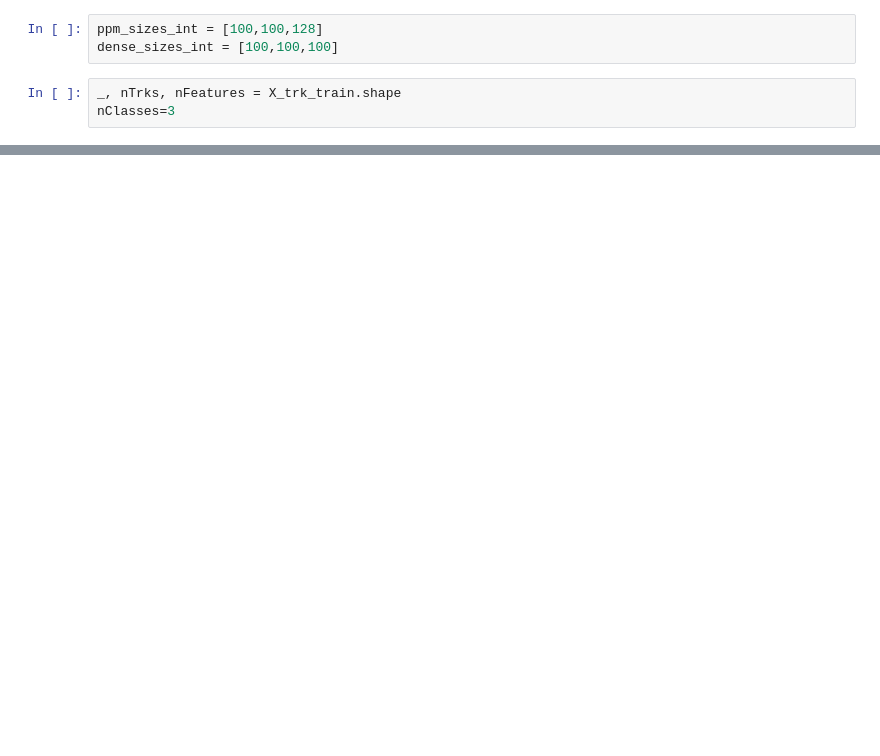
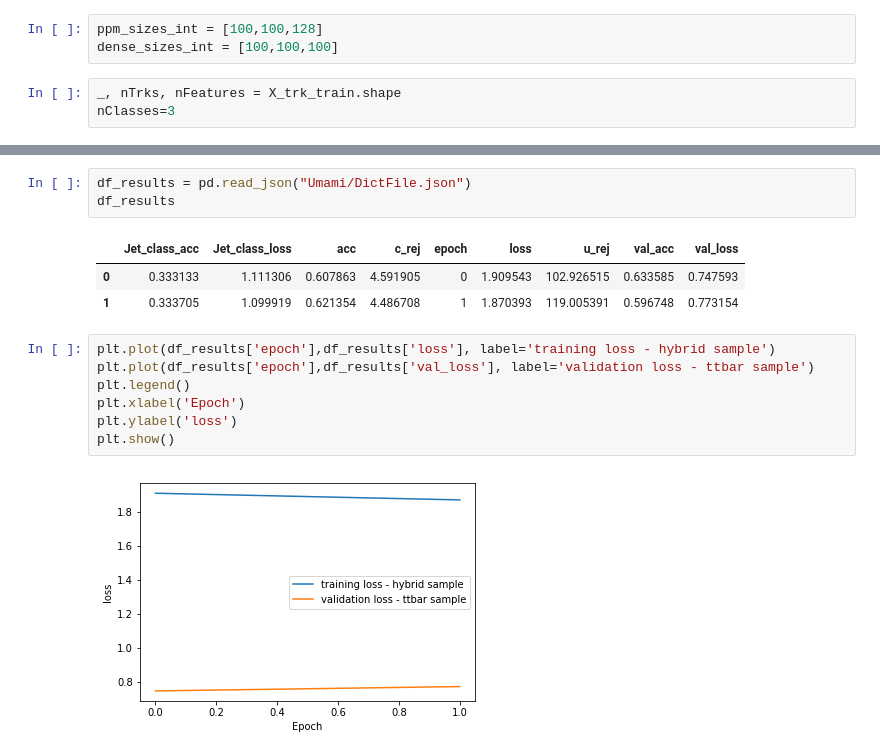
Before and after one commit to umami-hep/umami, a Jupyter notebook: Sandbox/train_umami.ipynb, the cells around one changed output, grey strips where cells are left out. Saved outputs shown, nothing was run; the diff lists cells and outputs as text; blank space fills up the shorter version.

Commit message:
adding first training - dips are nt working properly yet

```diff
--- a/Sandbox/train_umami.ipynb
+++ b/Sandbox/train_umami.ipynb
@@ -427,0 +517,16 @@ ________________________________________________________________________________
+# %%
+df_results = pd.read_json("Umami/DictFile.json")
+df_results
+# %% [output]
+|  | Jet_class_acc | Jet_class_loss | acc | c_rej | epoch | loss | u_rej | val_acc | val_loss |
+| 0 | 0.333133 | 1.111306 | 0.607863 | 4.591905 | 0 | 1.909543 | 102.926515 | 0.633585 | 0.747593 |
+| 1 | 0.333705 | 1.099919 | 0.621354 | 4.486708 | 1 | 1.870393 | 119.005391 | 0.596748 | 0.773154 |
+# %%
+plt.plot(df_results['epoch'],df_results['loss'], label='training loss - hybrid sample')
+plt.plot(df_results['epoch'],df_results['val_loss'], label='validation loss - ttbar sample')
+plt.legend()
+plt.xlabel('Epoch')
+plt.ylabel('loss')
+plt.show()
+# %% [output]
+[figure, added]
```
Also changed, not shown: parts of 14 cells of this notebook.
